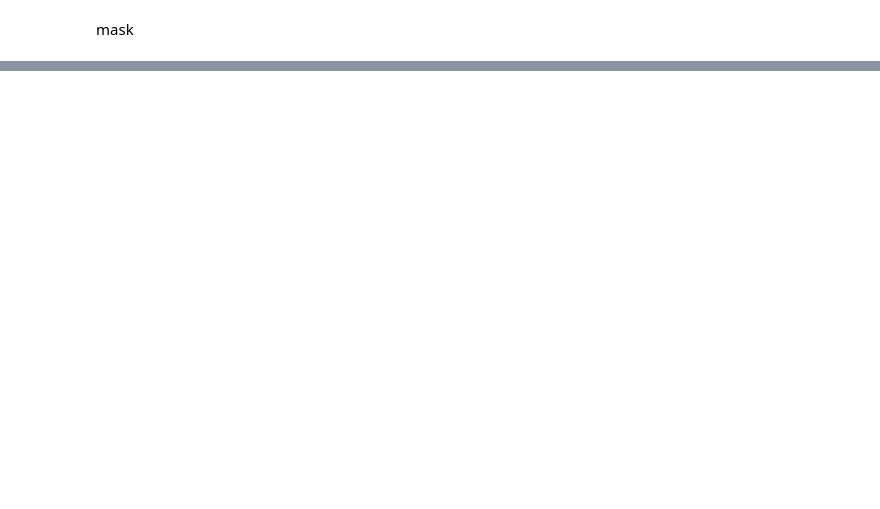
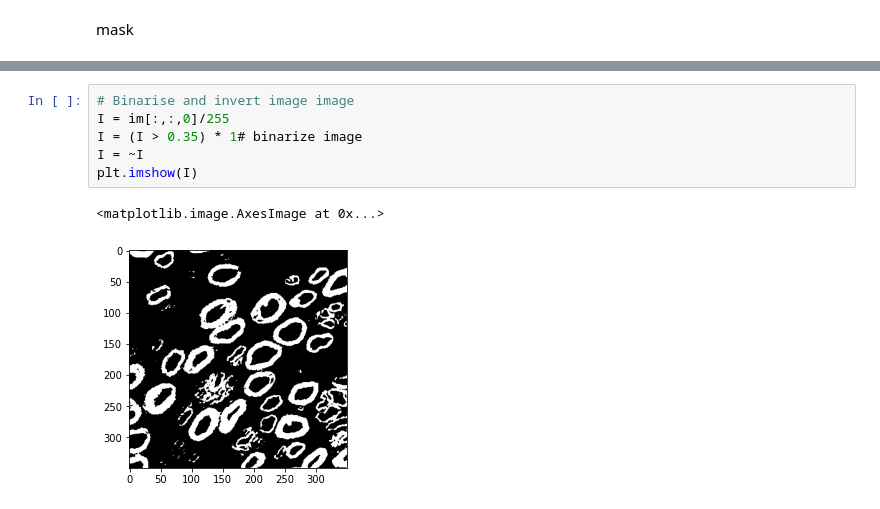
Before and after one commit to s183920/02506_Advanced_Image_Analysis_NerveSegmentation, a Jupyter notebook: Snakes.ipynb, the cells around one changed output, grey strips where cells are left out. Cells and saved outputs as stored; diff of their text form; blank space fills up the shorter version.

```diff
--- a/Snakes.ipynb
+++ b/Snakes.ipynb
@@ -273 +196,10 @@ def evolve_snake(snake, I, B, step_size):
+# %%
+# Binarise and invert image image
+I = im[:,:,0]/255
+I = (I > 0.35) * 1# binarize image
+I = ~I
+plt.imshow(I)
+# %% [output]
+<matplotlib.image.AxesImage at 0x...>
+[figure, added]
 # %%
```
Also changed, not shown: parts of 20 cells of this notebook, 1 other file.
